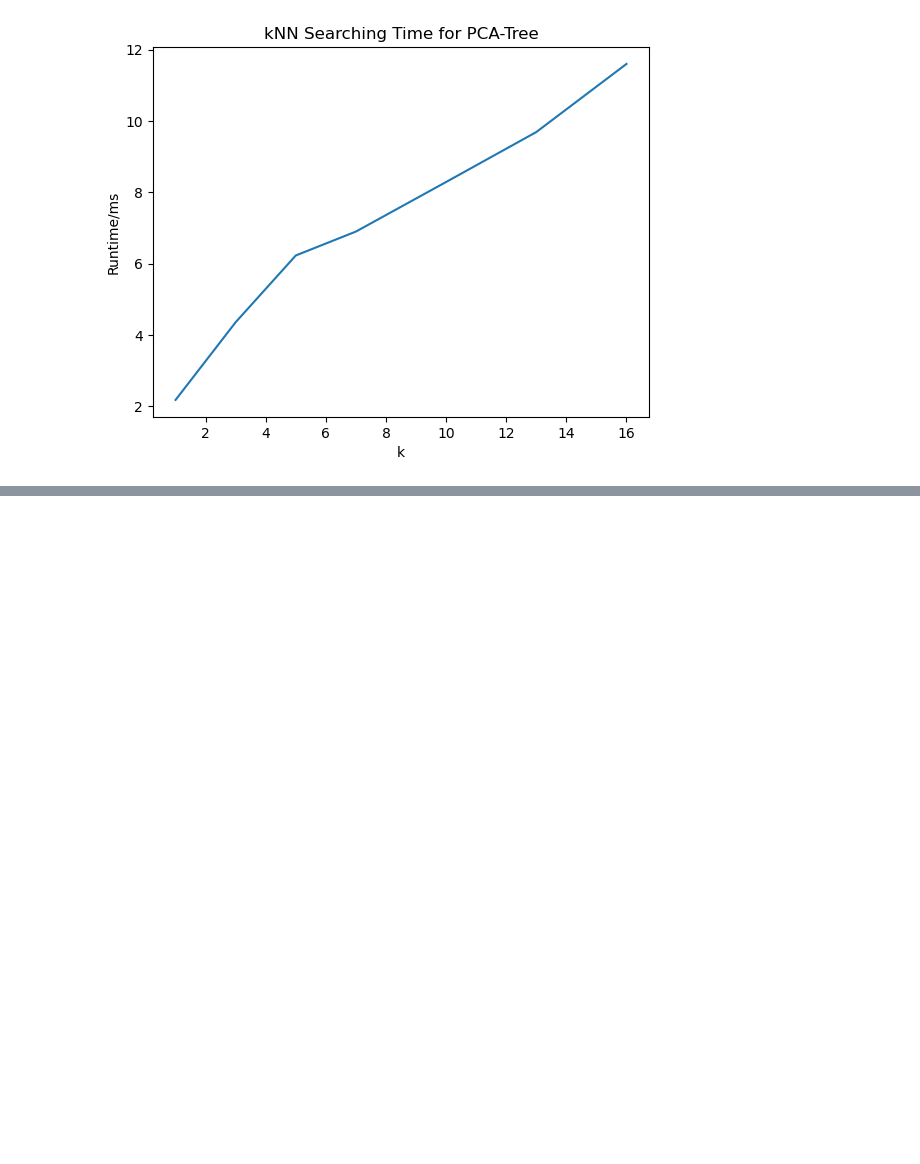
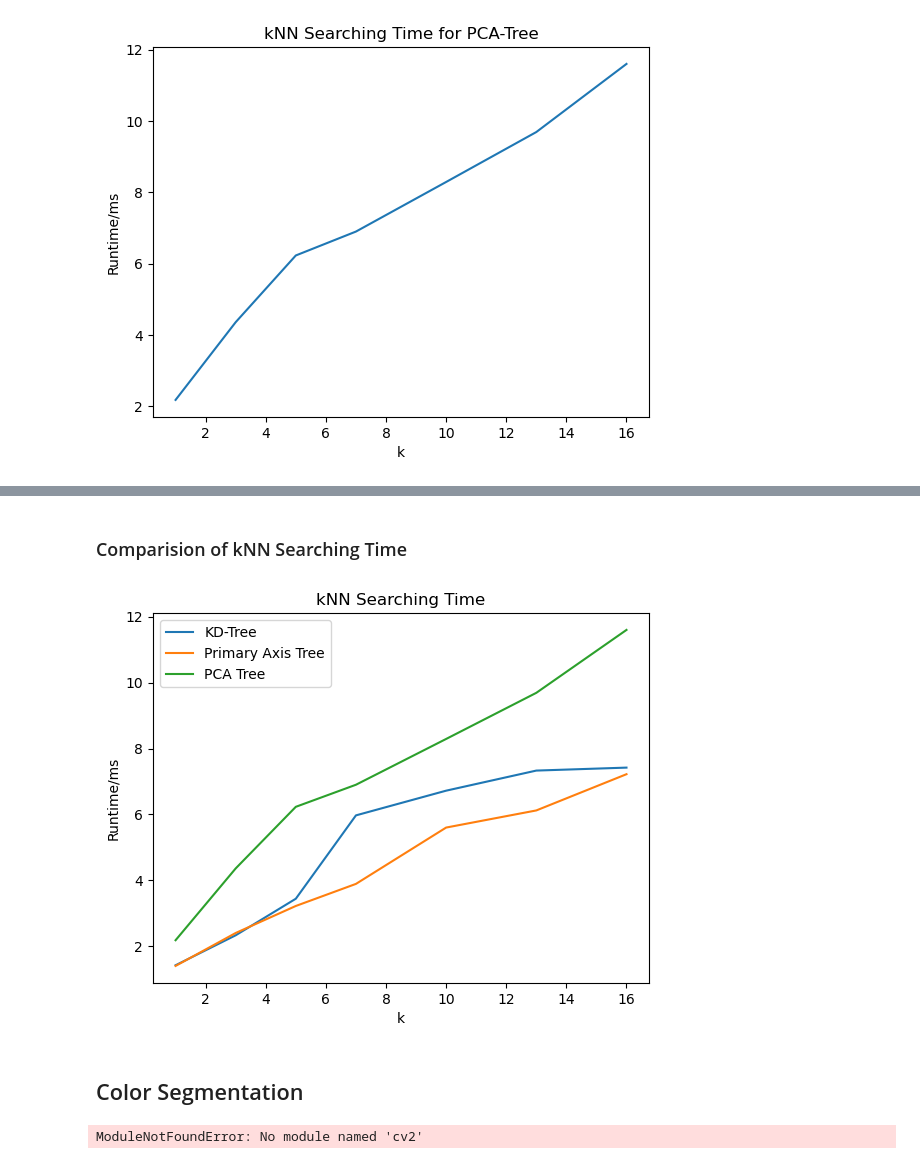
Before and after one commit to Aden-Q/csci-8442, a Jupyter notebook: train_test.ipynb, the cells around one changed output, grey strips where cells are left out. Cells and saved outputs as stored; diff of their text form; code cells hidden in the pictures; blank space fills up the shorter version.

```diff
--- a/train_test.ipynb
+++ b/train_test.ipynb
@@ -507,0 +530,30 @@ plt.plot(k, runtime)
+# %% [markdown]
+### Comparision of kNN Searching Time
+# %%
+k = [1, 3, 5, 7, 10, 13, 16]
+runtime_kd_tree = [1.42, 2.33, 3.44, 5.97, 6.72, 7.33, 7.42]
+runtime_pa_tree = [1.4, 2.4, 3.22, 3.89, 5.6, 6.12, 7.22]
+runtime_pca_tree = [2.18, 4.36, 6.23, 6.9, 8.29, 9.69, 11.6]
+
+# %matplotlib inline
+import matplotlib.pyplot as plt
+
+plt.title('kNN Searching Time')
+plt.xlabel('k')
+plt.ylabel('Runtime/ms')
+plt.plot(k, runtime_kd_tree, label='KD-Tree')
+plt.plot(k, runtime_pa_tree, label='Primary Axis Tree')
+plt.plot(k, runtime_pca_tree, label='PCA Tree')
+
+plt.legend()
+plt.savefig('kNN_search.png')
+# %% [output]
+[figure, added]
+# %% [markdown]
+## Color Segmentation
+# %%
+import cv2
+im = cv2.imread("abc.tiff",mode='RGB')
+print(type(im))
+# %% [output]
+ModuleNotFoundError: No module named 'cv2'
```
Also changed, not shown: parts of 2 cells of this notebook, 3 other files.
